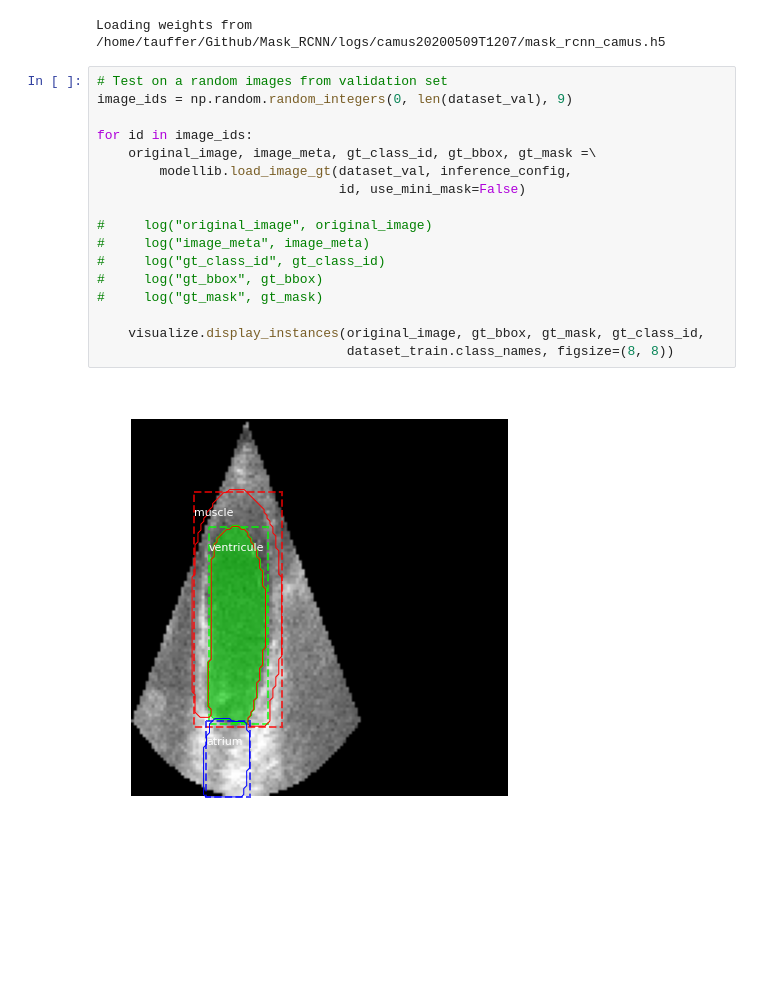
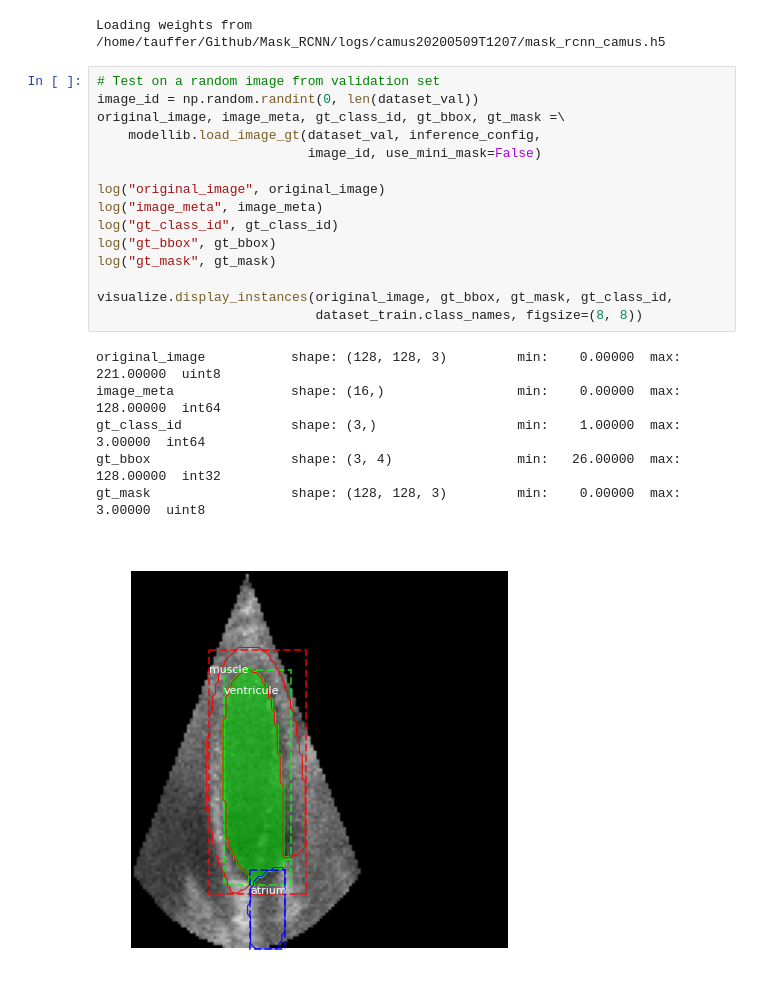
Before and after one commit to Tauffer-Consulting/Mask_RCNN, a Jupyter notebook: samples/camus/Build dataset with PNG images and traing Mask-CRNN model.ipynb, the cells around one changed output. Drawn from its saved outputs; the diff is of its cells as text; blank space fills up the shorter version.

```diff
--- a/samples/camus/Build dataset with PNG images and traing Mask-CRNN model.ipynb
+++ b/samples/camus/Build dataset with PNG images and traing Mask-CRNN model.ipynb
@@ -309,21 +309,24 @@ model.load_weights(model_path, by_name=True)
 # %% [output]
 Loading weights from  /home/tauffer/Github/Mask_RCNN/logs/camus20200509T1207/mask_rcnn_camus.h5
 # %%
-# Test on a random images from validation set
-image_ids = np.random.random_integers(0, len(dataset_val), 9)
+# Test on a random image from validation set
+image_id = np.random.randint(0, len(dataset_val))
+original_image, image_meta, gt_class_id, gt_bbox, gt_mask =\
+    modellib.load_image_gt(dataset_val, inference_config,
+                           image_id, use_mini_mask=False)
 
-for id in image_ids:
-    original_image, image_meta, gt_class_id, gt_bbox, gt_mask =\
-        modellib.load_image_gt(dataset_val, inference_config,
-                               id, use_mini_mask=False)
+log("original_image", original_image)
+log("image_meta", image_meta)
+log("gt_class_id", gt_class_id)
+log("gt_bbox", gt_bbox)
+log("gt_mask", gt_mask)
 
-#     log("original_image", original_image)
-#     log("image_meta", image_meta)
-#     log("gt_class_id", gt_class_id)
-#     log("gt_bbox", gt_bbox)
-#     log("gt_mask", gt_mask)
-
-    visualize.display_instances(original_image, gt_bbox, gt_mask, gt_class_id,
-                                dataset_train.class_names, figsize=(8, 8))
+visualize.display_instances(original_image, gt_bbox, gt_mask, gt_class_id,
+                            dataset_train.class_names, figsize=(8, 8))
 # %% [output]
+original_image           shape: (128, 128, 3)         min:    0.00000  max:  221.00000  uint8
+image_meta               shape: (16,)                 min:    0.00000  max:  128.00000  int64
+gt_class_id              shape: (3,)                  min:    1.00000  max:    3.00000  int64
+gt_bbox                  shape: (3, 4)                min:   26.00000  max:  128.00000  int32
+gt_mask                  shape: (128, 128, 3)         min:    0.00000  max:    3.00000  uint8
-[figure, old version]
+[figure, new version]
```
Also changed, not shown: parts of 2 cells of this notebook.
